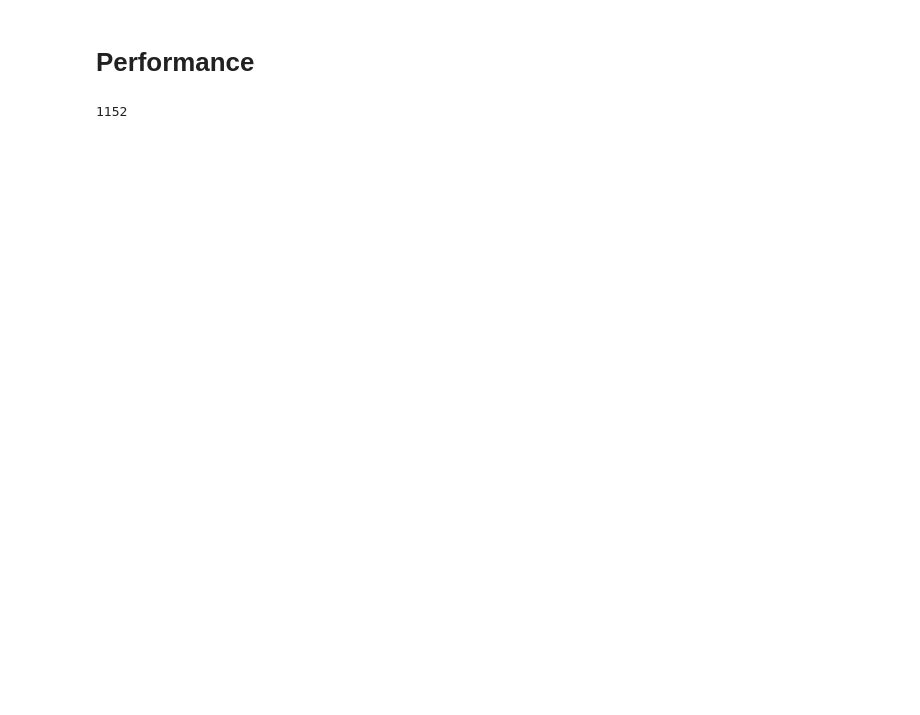
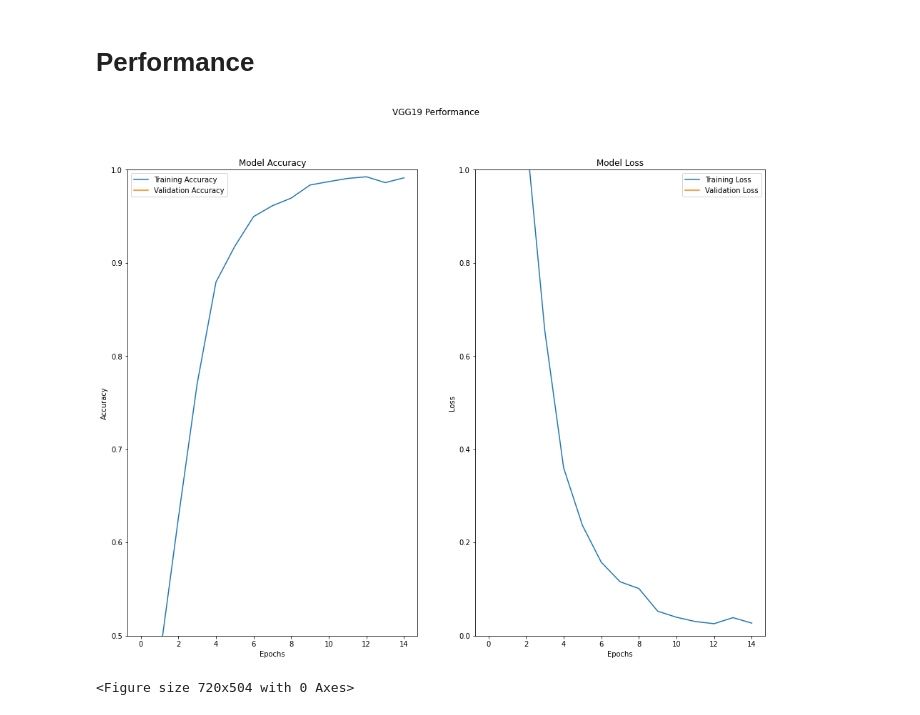
Before and after one commit to roveen001/trafficlightrecognition, a Jupyter notebook: TrafficLightRecognition.ipynb, the cells around one changed output. Saved outputs shown, nothing was run; the diff lists cells and outputs as text; code cells hidden in the pictures; blank space fills up the shorter version.

```diff
--- a/TrafficLightRecognition.ipynb
+++ b/TrafficLightRecognition.ipynb
@@ -248,0 +211,18 @@ Successfully installed livelossplot-0.5.5
+# %%
+# loading the pre-trained model
+OPTIM1=Adam(learning_rate=0.001)
+# NTRAIN_STEPS = traingen.samples // BATCH_SIZE
+# NVALID_STEPS = validgen.samples // BATCH_SIZE
+
+EPOCHS = 15
+#NCLASSES = 43
+
+
+#get the traning model
+vgg_model.compile(optimizer=OPTIM1, loss='categorical_crossentropy', metrics=['accuracy'])
+# %%
+vgg_history = vgg_model.fit(traingen,
+                            steps_per_epoch=len(traingen),
+                            epochs=EPOCHS,
+                            validation_data=validgen,
+                            validation_steps=len(validgen))
@@ -287,4 +249,22 @@ history = model.fit(traingen,
-# %%
-validgen.samples
-# %% [output]
-1152
+# %%
+fig,ax=plt.subplots(1,2)
+fig.set_size_inches(16,12)
+performance = pd.DataFrame(vgg_history.history)
+plt.figure(figsize=(10,7))
+ax[1].plot(performance[['loss','val_loss']])
+ax[1].legend(['Training Loss', 'Validation Loss'])
+ax[1].set_title('Model Loss')
+ax[1].set_xlabel('Epochs')
+ax[1].set_ylabel('Loss')
+ax[1].set_ylim(0,1)
+ax[0].plot(performance[['accuracy','val_accuracy']])
+ax[0].legend(['Training Accuracy', 'Validation Accuracy'])
+ax[0].set_title('Model Accuracy')
+ax[0].set_xlabel('Epochs')
+ax[0].set_ylabel('Accuracy')
+ax[0].set_ylim(0.5,1)
+fig.suptitle('VGG19 Performance')
+plt.show()
+# %% [output]
+[figure, added]
+<Figure size 720x504 with 0 Axes>
```
Also changed, not shown: parts of 14 cells of this notebook.
